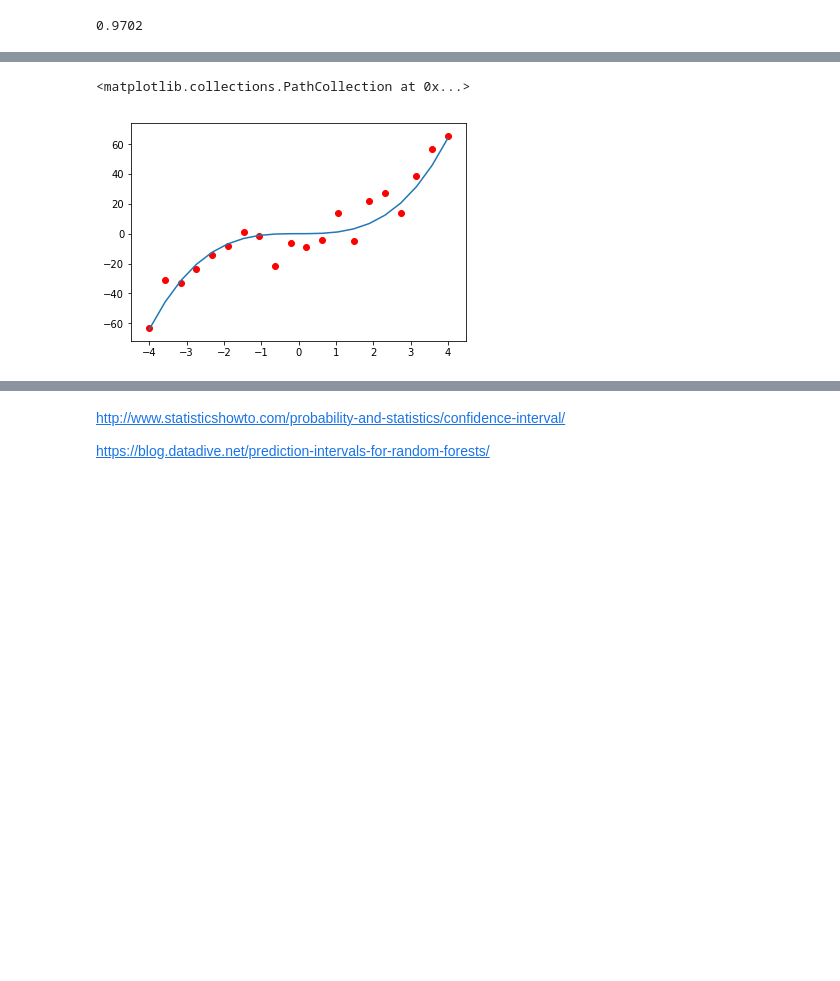
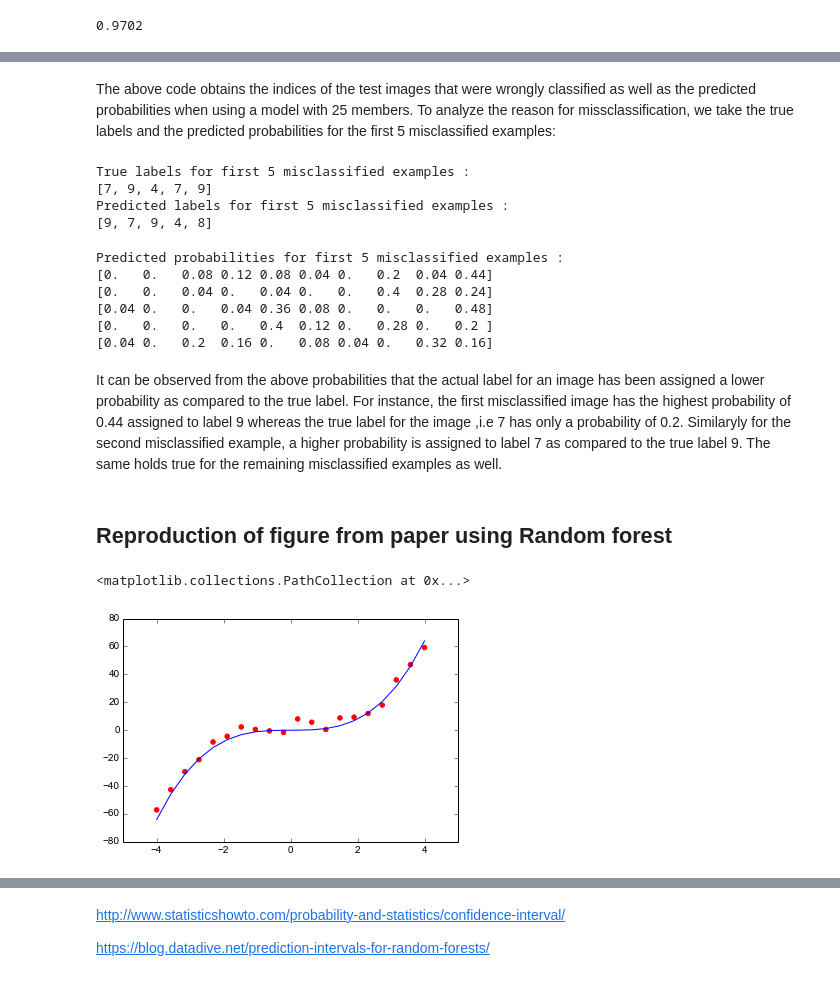
Before and after one commit to Ravikiran-Bhat-Git/learning_and_adaptivity, a Jupyter notebook: assignment08/Untitled.ipynb, the cells around one changed output, grey strips where cells are left out. Drawn from its saved outputs; the diff is of its cells as text; code cells hidden in the pictures; blank space fills up the shorter version.

```diff
--- a/assignment08/Untitled.ipynb
+++ b/assignment08/Untitled.ipynb
@@ -124,21 +138,58 @@ print models[99].score(test_images,test_labels)
+# %% [markdown]
+The above code obtains the indices of the test images that were wrongly classified as well as the predicted probabilities when using a model with 25 members. To analyze the reason for missclassification, we take the true labels and the predicted probabilities for the first 5 misclassified examples:
+# %%
+true = []
+prediction = []
+pred_prob = []
+for i in range(5):
+    idx = mis_classified[i]
+    true.append(test_labels[idx])
+    prediction.append(pred_labels[idx])
+    pred_prob.append(predicted_output[idx])
+
+print "True labels for first 5 misclassified examples :"
+print true
+print "Predicted labels for first 5 misclassified examples :"
+print prediction
+# %% [output]
+True labels for first 5 misclassified examples :
+[7, 9, 4, 7, 9]
+Predicted labels for first 5 misclassified examples :
+[9, 7, 9, 4, 8]
+# %%
+print "Predicted probabilities for first 5 misclassified examples :"
+for i in range(5):
+    idx = mis_classified[i]
+    print predicted_output[idx]
+# %% [output]
+Predicted probabilities for first 5 misclassified examples :
+[0.   0.   0.08 0.12 0.08 0.04 0.   0.2  0.04 0.44]
+[0.   0.   0.04 0.   0.04 0.   0.   0.4  0.28 0.24]
+[0.04 0.   0.   0.04 0.36 0.08 0.   0.   0.   0.48]
+[0.   0.   0.   0.   0.4  0.12 0.   0.28 0.   0.2 ]
+[0.04 0.   0.2  0.16 0.   0.08 0.04 0.   0.32 0.16]
+# %% [markdown]
+It can be observed from the above probabilities that the actual label for an image has been assigned a lower probability as compared to the true label. For instance, the first misclassified image has the highest probability of 0.44 assigned to label 9 whereas the true label for the image ,i.e 7 has only a probability of 0.2. Similaryly for the second misclassified example, a higher probability is assigned to label 7 as compared to the true label 9. The same holds true for the remaining misclassified examples as well.
+# %% [markdown]
+## Reproduction of figure from paper using Random forest
 # %%
 # Generating samples between -4 and 4 for training
 num_of_data = 20
 x = np.linspace(-4,4,num_of_data)
 
 # Generating noise with mean 0 and standard deviation 3^2
-noise = np.random.normal(0,9,num_of_data)
+noise = np.random.normal(0,3,num_of_data)
 
 # Generating output and adding noise
 y = x**3
 y_noise = y + noise
 
 # Plotting
 plt.plot(x,y)
 plt.scatter(x,y_noise,color="red")
 # %% [output]
 <matplotlib.collections.PathCollection at 0x...>
-[figure, old version]
+[figure, new version]
 # %%
 # Training model with 10 members in ensemble
 sinmodel = RandomForestRegressor(n_estimators=10,n_jobs=4)
```
Also changed, not shown: parts of 12 cells of this notebook.
